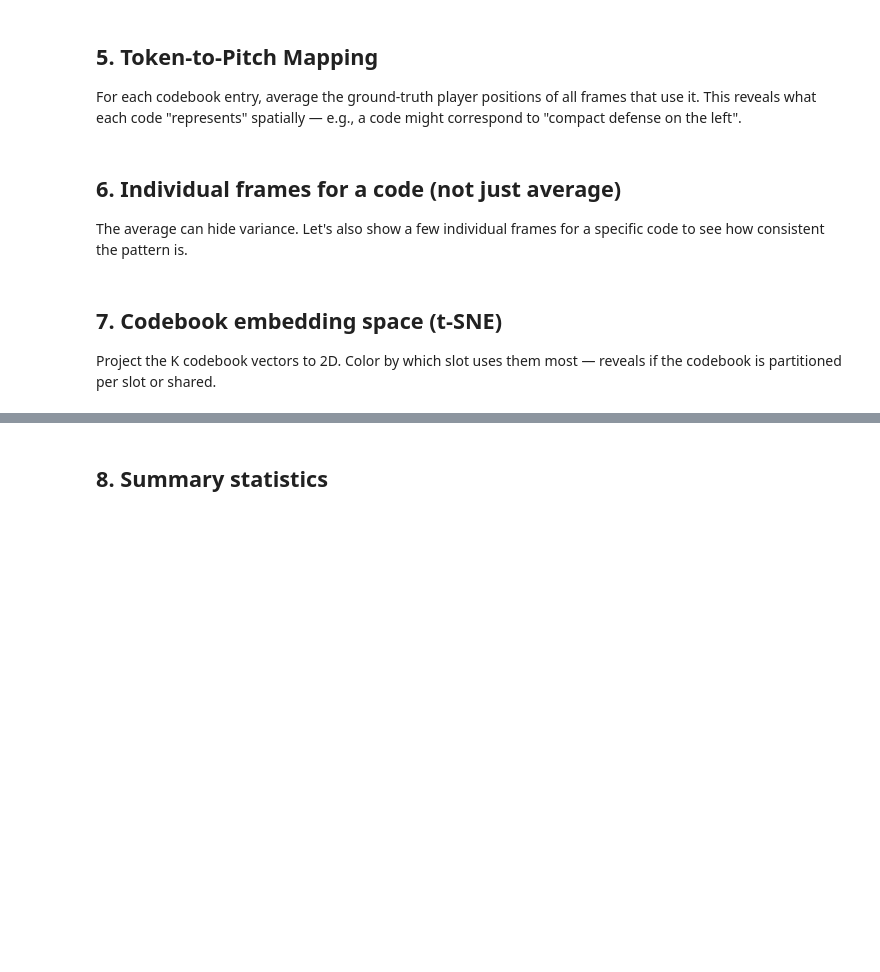
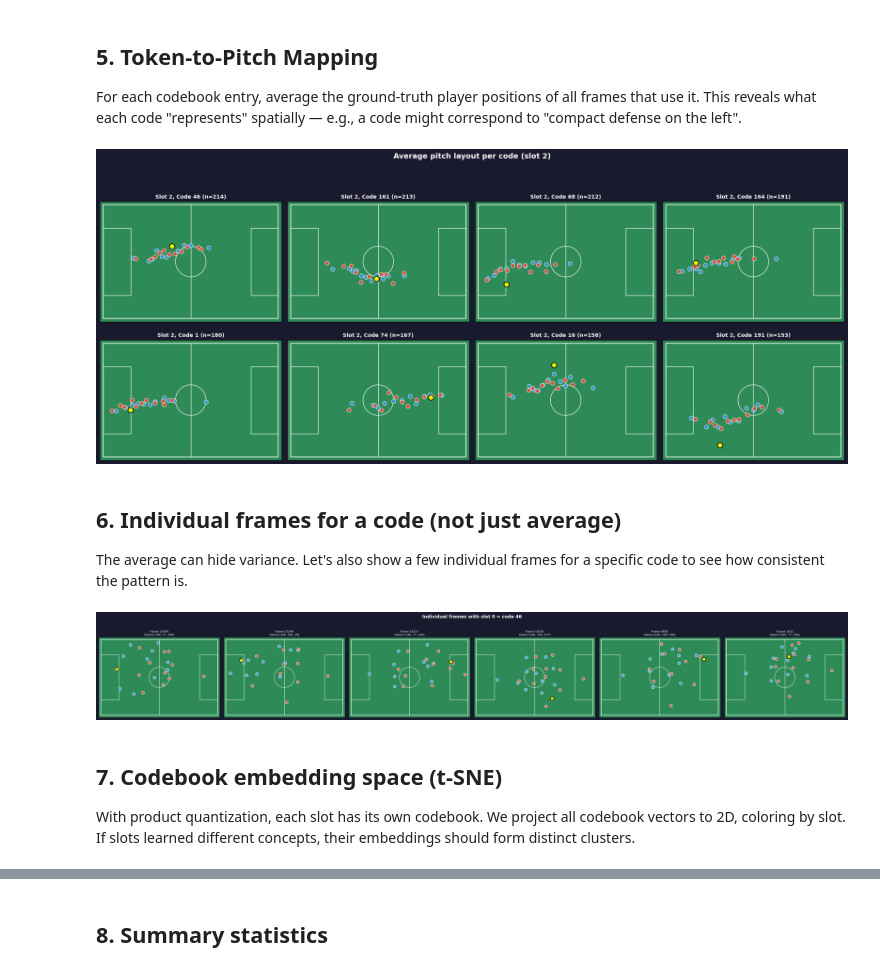
Before and after one commit to fegerar/thesis, a Jupyter notebook: vqvae_interpretability.ipynb, the cells around one changed output, grey strips where cells are left out. Saved outputs shown, nothing was run; the diff lists cells and outputs as text; code cells hidden in the pictures; blank space fills up the shorter version.

```diff
--- a/vqvae_interpretability.ipynb
+++ b/vqvae_interpretability.ipynb
@@ -278,50 +367,61 @@ def denormalize(x_norm, y_norm):
     y = y_norm * (PITCH_Y / 2) + (PITCH_Y / 2)
     return x, y
 # %%
-# For the top-N most used codes overall, show the average pitch layout
+# For the top-N most used codes, show the average pitch layout
 # We pick one specific slot to keep it interpretable
 
-SLOT_TO_SHOW = 0  # change this to explore other slots
+SLOT_TO_SHOW = 2  # change this to explore other slots
 TOP_N_CODES = 8   # how many codes to visualize
 
 slot_codes = all_tokens[:, SLOT_TO_SHOW].numpy()
 code_counts = Counter(slot_codes)
 top_codes = [c for c, _ in code_counts.most_common(TOP_N_CODES)]
 
 n_cols = 4
 n_rows = (TOP_N_CODES + n_cols - 1) // n_cols
 fig, axes = plt.subplots(n_rows, n_cols, figsize=(5 * n_cols, 4.5 * n_rows))
 axes = axes.flatten()
 fig.patch.set_facecolor("#1a1a2e")
 
 for idx, code in enumerate(top_codes):
     ax = axes[idx]
     draw_pitch(ax)
 
     # Find all frames where this slot used this code
     frame_mask = slot_codes == code
     gt_subset = all_gt[frame_mask]  # (N_matches, N_max, 4)
 
-    # Average positions (first 2 features = x_norm, y_norm)
+    # Average positions
     avg_feats = gt_subset.mean(dim=0)  # (N_max, 4)
-    n_players = min(22, avg_feats.shape[0])
+    n_nodes = avg_feats.shape[0]
 
-    for p in range(n_players):
-        x_n, y_n, team, ball = avg_feats[p].tolist()
+    for p in range(n_nodes):
+        x_n, y_n, team, is_ball = avg_feats[p].tolist()
         x, y = denormalize(x_n, y_n)
-        color = "#e74c3c" if team > 0.5 else "#3498db"
-        ax.scatter(x, y, c=color, s=60, edgecolors="white", linewidths=0.8, zorder=5, alpha=0.9)
+
+        if is_ball > 0.5:
+            # Ball node
+            ax.scatter(x, y, c="yellow", s=100, edgecolors="black",
+                       linewidths=1.5, zorder=6, marker="o", alpha=0.9)
+        else:
+            color = "#e74c3c" if team > 0.5 else "#3498db"
+            ax.scatter(x, y, c=color, s=60, edgecolors="white",
+                       linewidths=0.8, zorder=5, alpha=0.9)
 
     count = code_counts[code]
-    ax.set_title(f"Slot {SLOT_TO_SHOW}, Code {code} (n={count})", fontsize=10, color="white", fontweight="bold")
+    ax.set_title(f"Slot {SLOT_TO_SHOW}, Code {code} (n={count})",
+                 fontsize=10, color="white", fontweight="bold")
 
 # Hide unused subplots
 for idx in range(TOP_N_CODES, len(axes)):
     axes[idx].set_visible(False)
 
-fig.suptitle(f"Average pitch layout per code (slot {SLOT_TO_SHOW})", fontsize=14, color="white", fontweight="bold")
+fig.suptitle(f"Average pitch layout per code (slot {SLOT_TO_SHOW})",
+             fontsize=14, color="white", fontweight="bold")
 plt.tight_layout(rect=[0, 0, 1, 0.95])
 plt.show()
+# %% [output]
+[figure, added]
 # %% [markdown]
 ## 6. Individual frames for a code (not just average)
 
@@ -346,24 +446,30 @@ for col, fi in enumerate(sample_idx):
     ax = axes[col]
     draw_pitch(ax)
     feats = all_gt[fi]  # (N_max, 4)
-    n_players = min(22, feats.shape[0])
-    for p in range(n_players):
-        x_n, y_n, team, ball = feats[p].tolist()
+    n_nodes = feats.shape[0]
+    for p in range(n_nodes):
+        x_n, y_n, team, is_ball = feats[p].tolist()
         x, y = denormalize(x_n, y_n)
-        color = "#e74c3c" if team > 0.5 else "#3498db"
-        edge = "yellow" if ball > 0.5 else "white"
-        ax.scatter(x, y, c=color, s=60, edgecolors=edge, linewidths=1.2, zorder=5)
-    # Show all 8 tokens for this frame
+        if is_ball > 0.5:
+            ax.scatter(x, y, c="yellow", s=100, edgecolors="black",
+                       linewidths=1.5, zorder=6, marker="o")
+        else:
+            color = "#e74c3c" if team > 0.5 else "#3498db"
+            edge = "white"
+            ax.scatter(x, y, c=color, s=60, edgecolors=edge, linewidths=1.2, zorder=5)
     frame_codes = all_tokens[fi].tolist()
     ax.set_title(f"Frame {fi}\ntokens={frame_codes}", fontsize=8, color="white")
 
-fig.suptitle(f"Individual frames with slot {SLOT_INSPECT} = code {CODE_INSPECT}", fontsize=13, color="white", fontweight="bold")
+fig.suptitle(f"Individual frames with slot {SLOT_INSPECT} = code {CODE_INSPECT}",
+             fontsize=13, color="white", fontweight="bold")
 plt.tight_layout(rect=[0, 0, 1, 0.92])
 plt.show()
+# %% [output]
+[figure, added]
 # %% [markdown]
 ## 7. Codebook embedding space (t-SNE)
 
-Project the K codebook vectors to 2D. Color by which slot uses them most — reveals if the codebook is partitioned per slot or shared.
+With product quantization, each slot has its own codebook. We project all codebook vectors to 2D, coloring by slot. If slots learned different concepts, their embeddings should form distinct clusters.
 # %%
 from sklearn.manifold import TSNE
 
```
Also changed, not shown: parts of 17 cells of this notebook.
